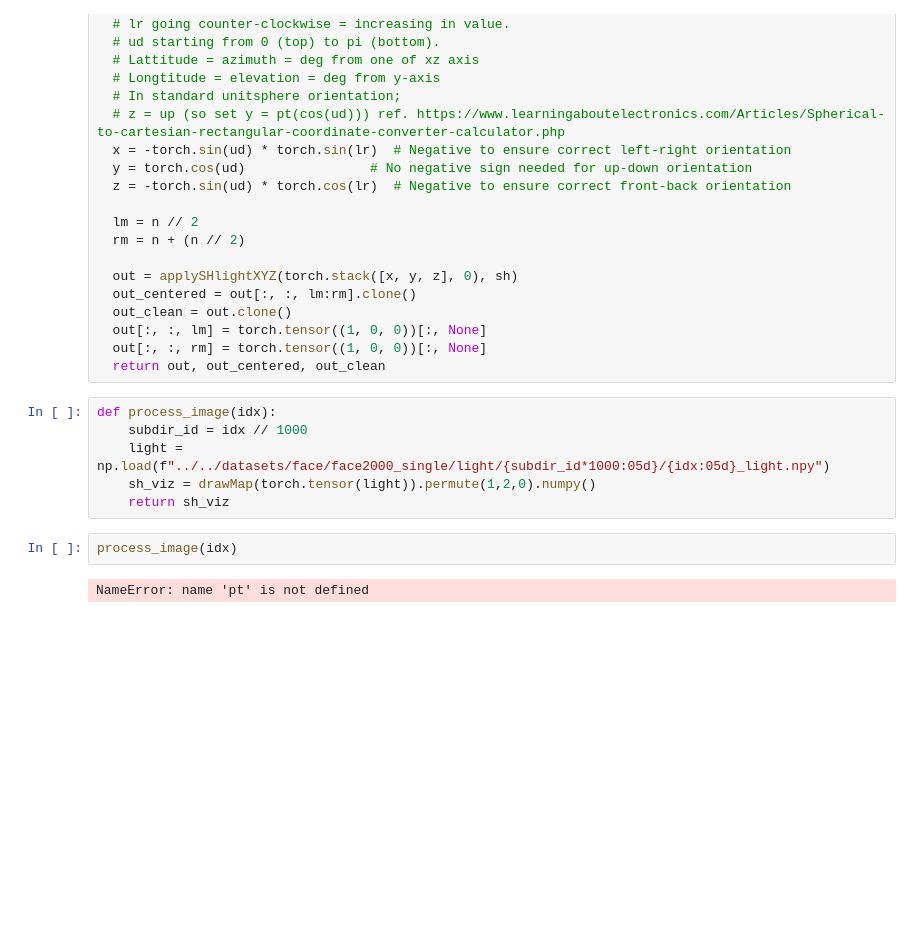
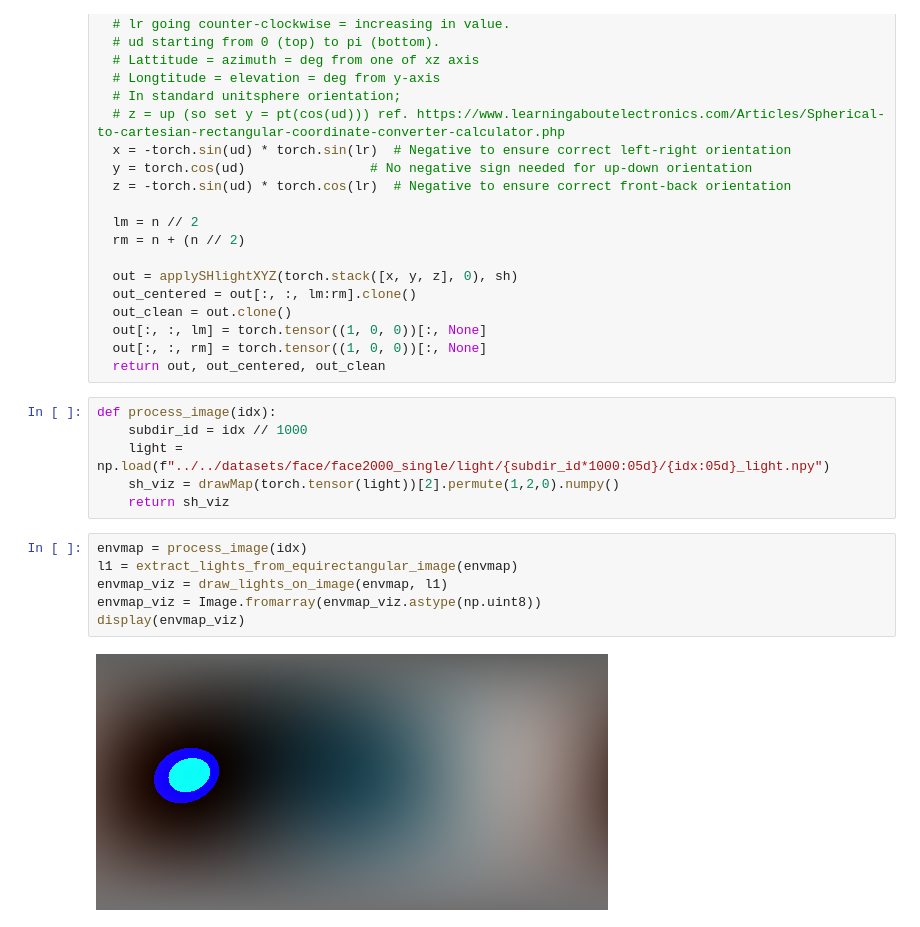
Before and after one commit to pureexe/sd-light-time, a Jupyter notebook: src/20240716/draw_parameter_light.ipynb, the cells around one changed output. Drawn from its saved outputs; the diff is of its cells as text; blank space fills up the shorter version.

```diff
--- a/src/20240716/draw_parameter_light.ipynb
+++ b/src/20240716/draw_parameter_light.ipynb
@@ -158,9 +158,13 @@ def drawMap(sh, img_size=256):
 def process_image(idx):
     subdir_id = idx // 1000
     light = np.load(f"../../datasets/face/face2000_single/light/{subdir_id*1000:05d}/{idx:05d}_light.npy")
-    sh_viz = drawMap(torch.tensor(light)).permute(1,2,0).numpy()
+    sh_viz = drawMap(torch.tensor(light))[2].permute(1,2,0).numpy()
     return sh_viz
-# %%
-process_image(idx)
-# %% [output]
-NameError: name 'pt' is not defined
+# %%
+envmap = process_image(idx)
+l1 = extract_lights_from_equirectangular_image(envmap)
+envmap_viz = draw_lights_on_image(envmap, l1)
+envmap_viz = Image.fromarray(envmap_viz.astype(np.uint8))
+display(envmap_viz)
+# %% [output]
+[figure, added]
```
Also changed, not shown: parts of 1 cell of this notebook, 6 other files.
